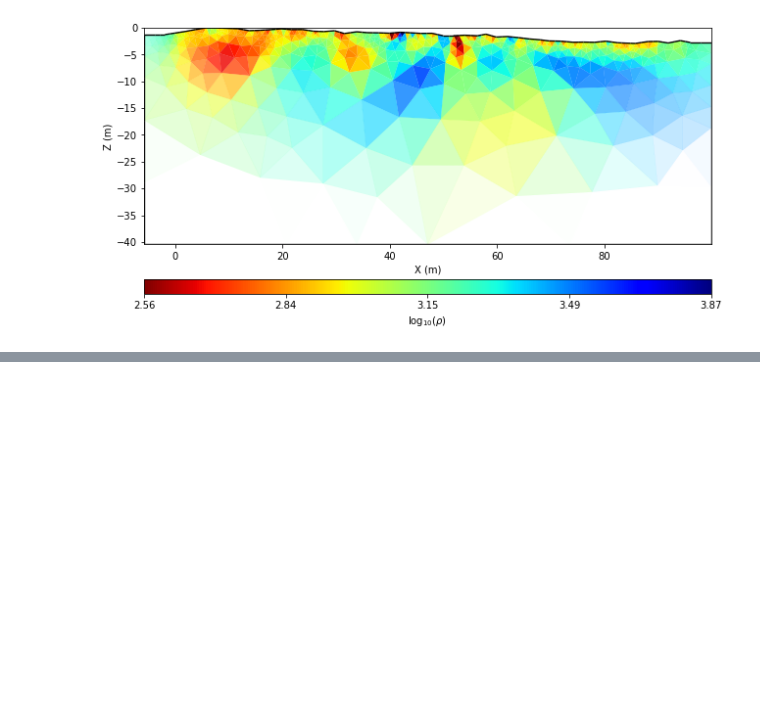
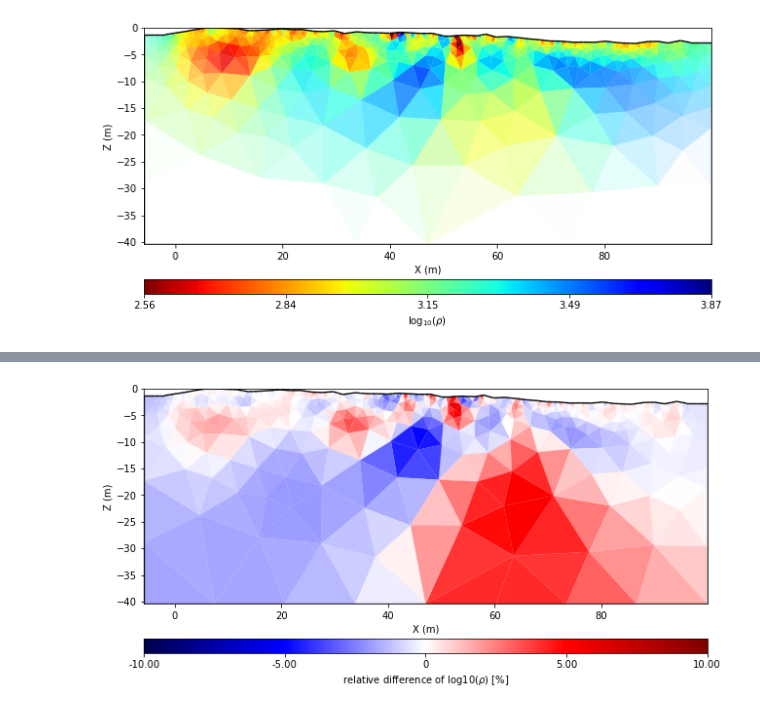
Before and after one commit to teddiherring/permafrost-data-processing, a Jupyter notebook: data_filtering.ipynb, the cells around one changed output, grey strips where cells are left out. Drawn from its saved outputs; the diff is of its cells as text; code cells hidden in the pictures; blank space fills up the shorter version.

```diff
--- a/data_filtering.ipynb
+++ b/data_filtering.ipynb
@@ -272,0 +350,21 @@ ax.set_ylabel('Z (m)');
+# %%
+# plot the difference of both inversions
+# caluclating the relative difference between both results
+mod_mean =  (np.log10(mod) +  np.log10(mod2)) / 2
+mod_dif =  (np.log10(mod) -  np.log10(mod2)) / mod_mean
+
+# plot
+fig, ax = plt.subplots(1,1,figsize=[20,5])
+ax, cBar = mgr.showModel(
+    mod_dif * 100,
+    ax=ax,
+    cMin=-10, cMax=10,
+    cMap='seismic',
+    logScale=False,
+)
+
+cBar.set_label(r'relative difference of log10($\rho$) [%]')
+ax.set_xlabel('X (m)')
+ax.set_ylabel('Z (m)');
+# %% [output]
+[figure, added]
```
Also changed, not shown: parts of 4 cells of this notebook.
